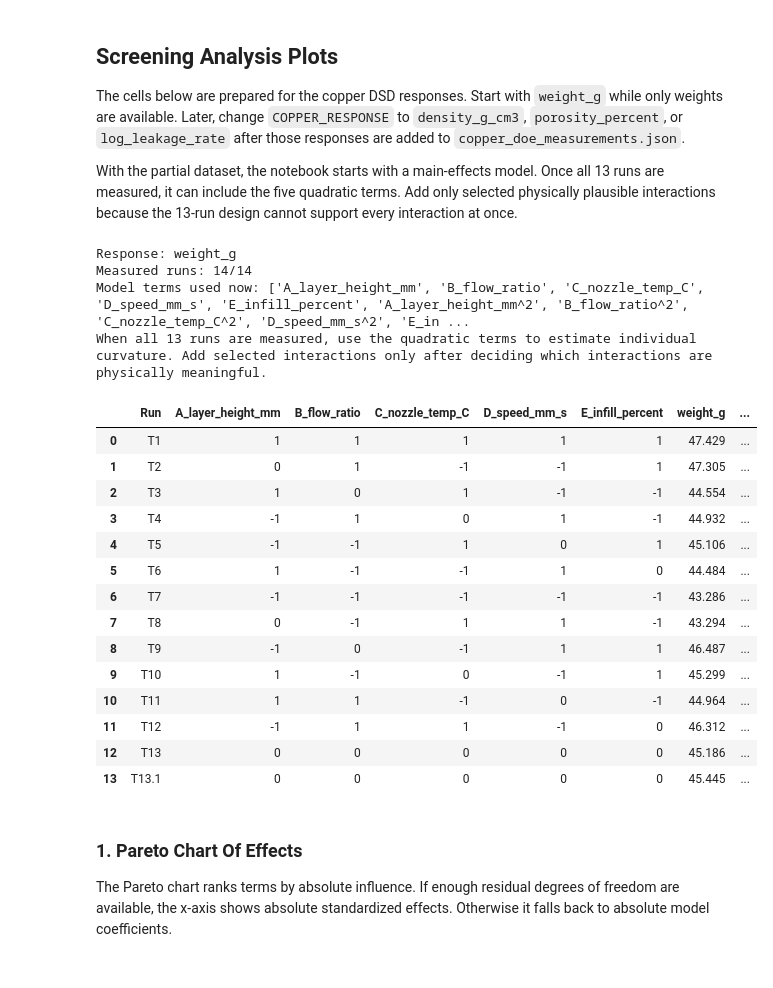
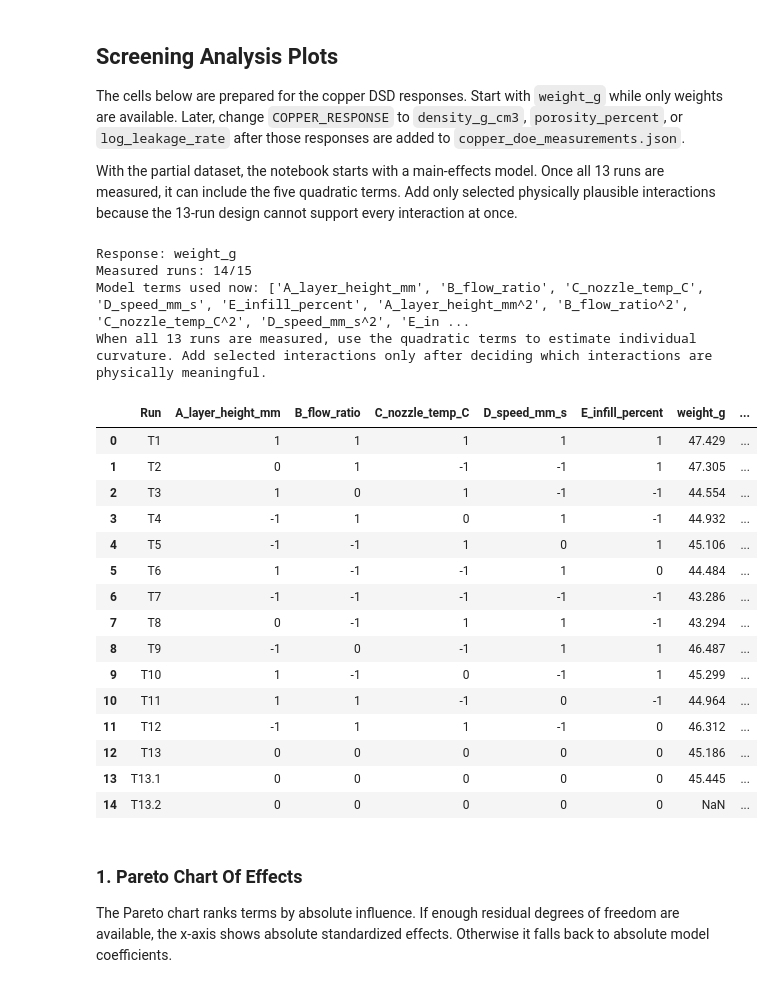
Before and after one commit to sarah813/3D_Printing_Project, a Jupyter notebook: DoE_copper_notebook.ipynb, the cells around one changed output. Drawn from its saved outputs; the diff is of its cells as text; code cells hidden in the pictures.

```diff
--- a/DoE_copper_notebook.ipynb
+++ b/DoE_copper_notebook.ipynb
@@ -233,8 +234,14 @@ COPPER_SELECTED_INTERACTIONS = [
 
 COPPER_CONTOUR_PAIRS = [
     ("B_flow_ratio", "A_layer_height_mm"),
+    ("B_flow_ratio", "E_infill_percent"),
+    ("B_flow_ratio", "D_speed_mm_s"),
+    ("A_layer_height_mm", "C_nozzle_temp_C"),
+    ("A_layer_height_mm", "E_infill_percent"),
+    ("A_layer_height_mm", "D_speed_mm_s"),
     ("B_flow_ratio", "C_nozzle_temp_C"),
     ("C_nozzle_temp_C", "D_speed_mm_s"),
+    ("D_speed_mm_s", "E_infill_percent"),
 ]
 
 planned_coded_response_table = copper_dsd_coded.merge(
@@ -286,34 +293,35 @@ else:
     copper_model_terms = main_effect_terms
 
 print(f"Response: {COPPER_RESPONSE}")
 print(f"Measured runs: {measured_count}/{len(copper_coded_response_table)}")
 print("Model terms used now:", copper_model_terms)
 print(
     "When all 13 runs are measured, use the quadratic terms to estimate individual curvature. "
     "Add selected interactions only after deciding which interactions are physically meaningful."
 )
 
 display(copper_coded_response_table[["Run", *copper_factor_names, COPPER_RESPONSE, "notes"]])
 # %% [output]
 Response: weight_g
-Measured runs: 14/14
+Measured runs: 14/15
 Model terms used now: ['A_layer_height_mm', 'B_flow_ratio', 'C_nozzle_temp_C', 'D_speed_mm_s', 'E_infill_percent', 'A_layer_height_mm^2', 'B_flow_ratio^2', 'C_nozzle_temp_C^2', 'D_speed_mm_s^2', 'E_in ...
 When all 13 runs are measured, use the quadratic terms to estimate individual curvature. Add selected interactions only after deciding which interactions are physically meaningful.
 |  | Run | A_layer_height_mm | B_flow_ratio | C_nozzle_temp_C | D_speed_mm_s | E_infill_percent | weight_g | ... |
 | 0 | T1 | 1 | 1 | 1 | 1 | 1 | 47.429 | ... |
 | 1 | T2 | 0 | 1 | -1 | -1 | 1 | 47.305 | ... |
 | 2 | T3 | 1 | 0 | 1 | -1 | -1 | 44.554 | ... |
 | 3 | T4 | -1 | 1 | 0 | 1 | -1 | 44.932 | ... |
 | 4 | T5 | -1 | -1 | 1 | 0 | 1 | 45.106 | ... |
 | 5 | T6 | 1 | -1 | -1 | 1 | 0 | 44.484 | ... |
 | 6 | T7 | -1 | -1 | -1 | -1 | -1 | 43.286 | ... |
 | 7 | T8 | 0 | -1 | 1 | 1 | -1 | 43.294 | ... |
 | 8 | T9 | -1 | 0 | -1 | 1 | 1 | 46.487 | ... |
 | 9 | T10 | 1 | -1 | 0 | -1 | 1 | 45.299 | ... |
 | 10 | T11 | 1 | 1 | -1 | 0 | -1 | 44.964 | ... |
 | 11 | T12 | -1 | 1 | 1 | -1 | 0 | 46.312 | ... |
 | 12 | T13 | 0 | 0 | 0 | 0 | 0 | 45.186 | ... |
 | 13 | T13.1 | 0 | 0 | 0 | 0 | 0 | 45.445 | ... |
+| 14 | T13.2 | 0 | 0 | 0 | 0 | 0 | NaN | ... |
 # %% [markdown]
 ### 1. Pareto Chart Of Effects
 
```
Also changed, not shown: parts of 5 cells of this notebook, 2 other files.
